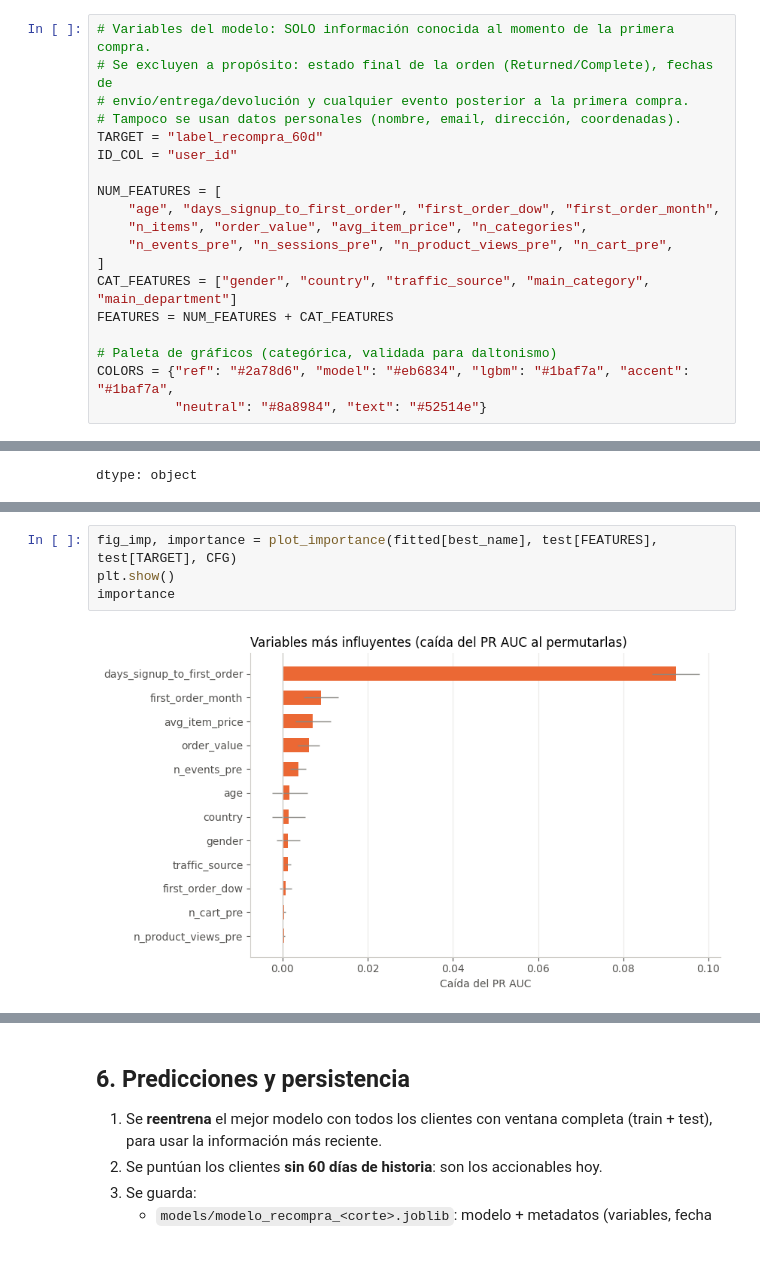
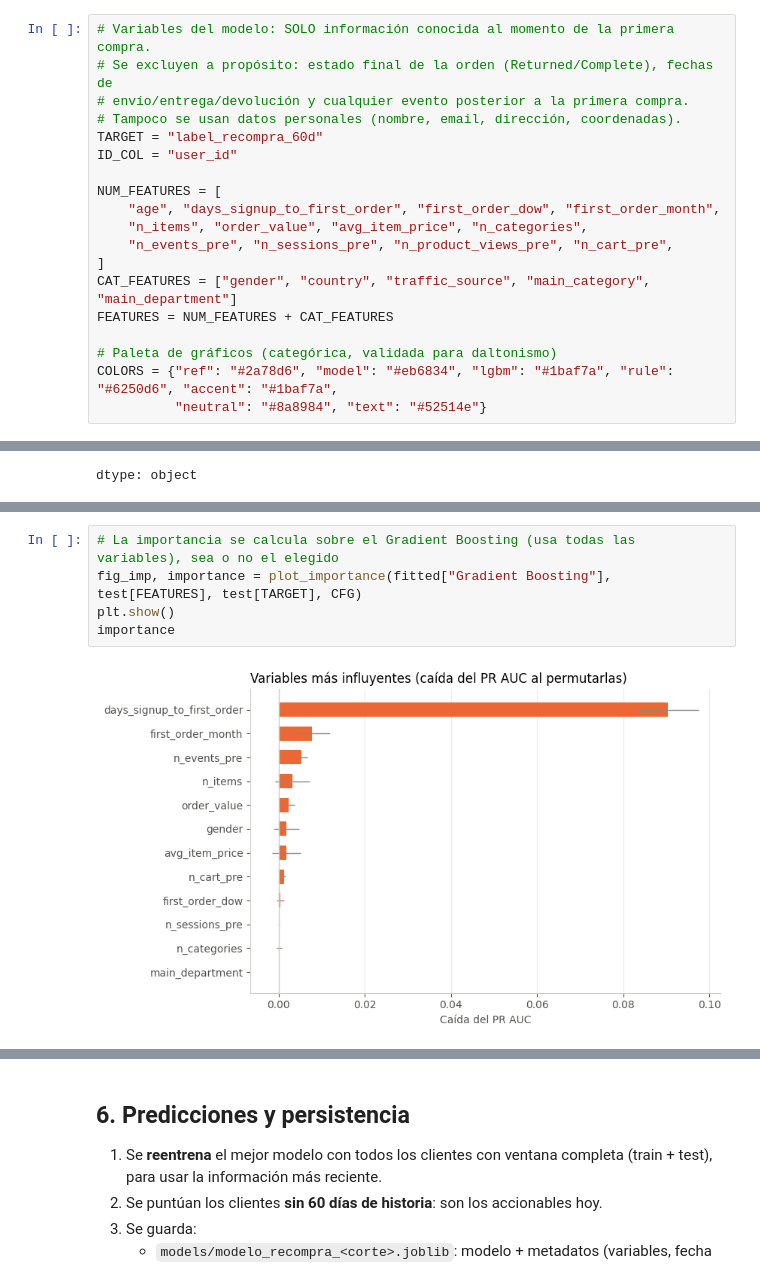
Before and after one commit to WilliamsCG57/BusinessCaseMLE, a Jupyter notebook: notebooks/recompra_60d.ipynb, the cells around one changed output, grey strips where cells are left out. Saved outputs shown, nothing was run; the diff lists cells and outputs as text.

```diff
--- a/notebooks/recompra_60d.ipynb
+++ b/notebooks/recompra_60d.ipynb
@@ -132,7 +136,7 @@ CAT_FEATURES = ["gender", "country", "traffic_source", "main_category", "main_de
 FEATURES = NUM_FEATURES + CAT_FEATURES
 
 # Paleta de gráficos (categórica, validada para daltonismo)
-COLORS = {"ref": "#2a78d6", "model": "#eb6834", "lgbm": "#1baf7a", "accent": "#1baf7a",
+COLORS = {"ref": "#2a78d6", "model": "#eb6834", "lgbm": "#1baf7a", "rule": "#6250d6", "accent": "#1baf7a",
           "neutral": "#8a8984", "text": "#52514e"}
 # %% [markdown]
 ## 2. SQL: tabla base del modelo
@@ -746,7 +788,8 @@ Mejor modelo por PR AUC en test: Gradient Boosting
 # %%
-fig_imp, importance = plot_importance(fitted[best_name], test[FEATURES], test[TARGET], CFG)
+# La importancia se calcula sobre el Gradient Boosting (usa todas las variables), sea o no el elegido
+fig_imp, importance = plot_importance(fitted["Gradient Boosting"], test[FEATURES], test[TARGET], CFG)
 plt.show()
 importance
 # %% [output]
-[figure, old version]
+[figure, new version]
 |  | variable | importancia | desv |
```
Also changed, not shown: parts of 17 cells of this notebook.
